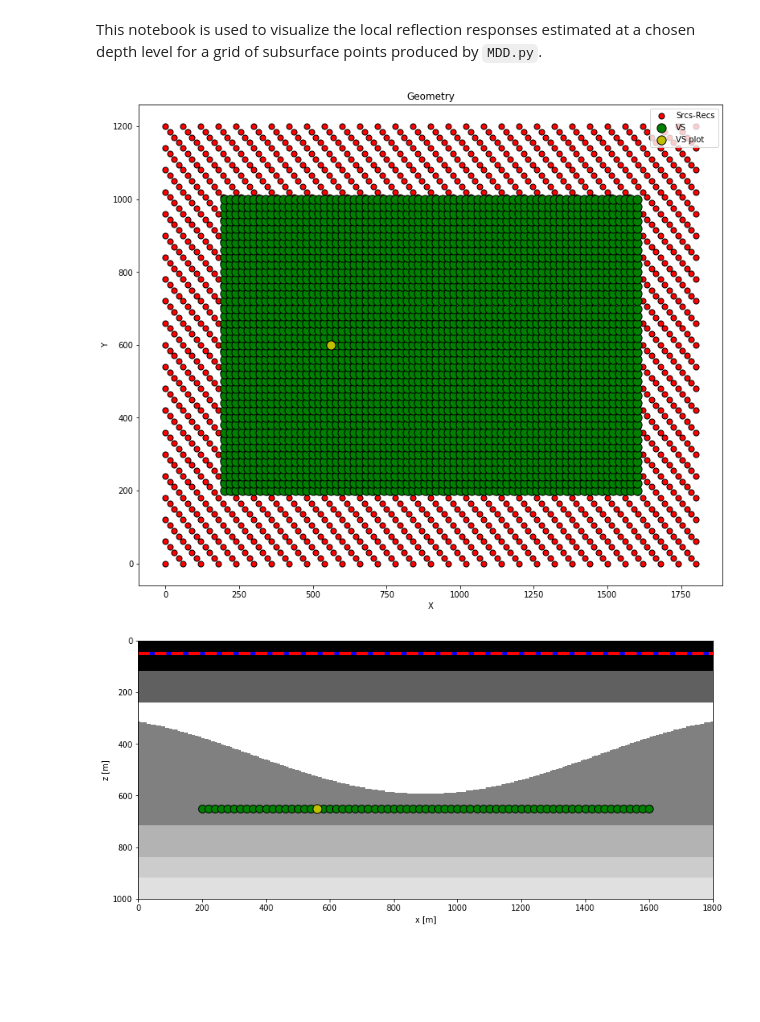
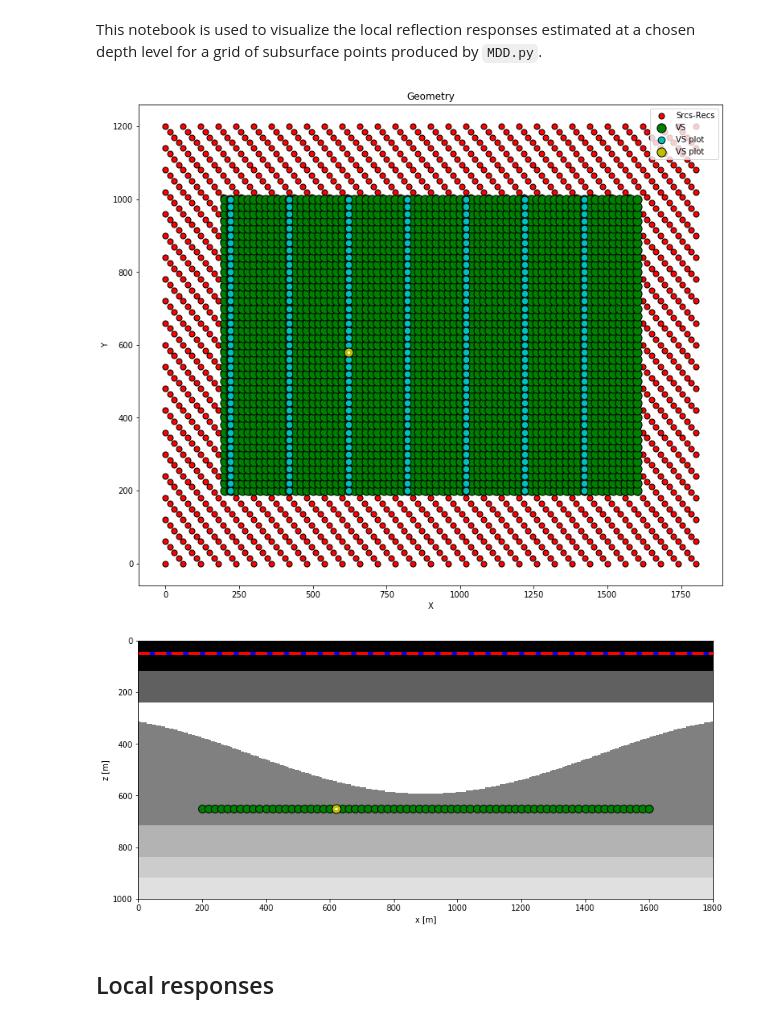
Before and after one commit to DIG-Kaust/MDC-HPC, a Jupyter notebook: MDD3D_visualization.ipynb, the cells around one changed output. Cells and saved outputs as stored; diff of their text form; code cells hidden in the pictures; blank space fills up the shorter version.

```diff
--- a/MDD3D_visualization.ipynb
+++ b/MDD3D_visualization.ipynb
@@ -46,7 +46,8 @@ nvsy = 41
 dvsy = 20
 ovsy = 200
 
-ivsplot = 758
+ivsplot = 21*41+19 # 21*41+19 same as vs
+itmax = 250
 # %%
 inputfile_aux = os.environ["STORE_PATH"] + '3DMarchenko_auxiliary_2.npz'
 
@@ -64,42 +65,50 @@ ns = s.shape[1]
 ds = s[0,1]-s[0,0]
 
 # Virtual points
+vs = inputdata_aux['vs']
 vsy = np.arange(nvsy) * dvsy + ovsy
 vsx = np.arange(nvsx) * dvsx + ovsx
 VSX, VSY = np.meshgrid(vsx, vsy, indexing='ij')
 
 # Time axis
-ot, dt, nt = 0, 2.5e-3, 601
+ot, dt, nt = 0, 2.5e-3, itmax #601
 t = np.arange(nt)*dt
+t = t[:itmax]
 
-# Density model
+# Velocity and Density model
+vel = 2400.
 rho = inputdata_aux['rho']
 z, x, y = inputdata_aux['z'], inputdata_aux['x'], inputdata_aux['y']
 
 # Display geometry
 fig, ax = plt.subplots(1, 1, sharey=True, figsize=(13, 11))
 ax.scatter(r[0], r[1], marker='.', s=200, c='r', edgecolors='k', label='Srcs-Recs')
 ax.scatter(VSX.ravel(), VSY.ravel(), marker='.', s=500, c='g', edgecolors='k', label='VS')
+ax.scatter(VSX[1::10], VSY[1::10], marker='.', s=300, c='c', edgecolors='k', label='VS plot')
 ax.scatter(VSX.ravel()[ivsplot:ivsplot+1], VSY.ravel()[ivsplot:ivsplot+1], marker='.', s=500,
            c='y', edgecolors='k', label='VS plot')
+ax.scatter(vs[0], vs[1], marker='.', s=20, c='w')
 ax.set_xlabel('X')
 ax.set_ylabel('Y')
 ax.set_title('Geometry')
 plt.legend()
 plt.show()
 
 fig, ax1 = plt.subplots(1, 1, figsize=(13, 6))
 ax1.imshow(rho[np.argmin(np.abs(y-VSY.ravel()[ivsplot]))].T, cmap='gray', vmin=1000, vmax=5000,
            extent = (x[0], x[-1], z[-1], z[0]))
 ax1.axhline(r[2, 0], color='b', lw=4)
 ax1.axhline(s[2, 0], color='r', linestyle='--', lw=4)
 ax1.scatter(vsx, vsz * np.ones(nvsx), marker='.', s=400, c='g', edgecolors='k')
 ax1.scatter(VSX.ravel()[ivsplot], vsz * np.ones(1), marker='.', s=500, c='y', edgecolors='k')
+ax1.scatter(vs[0], vs[2], marker='.', s=20, c='w')
 ax1.axis('tight')
 ax1.set_xlabel('x [m]')
 ax1.set_ylabel('z [m]')
 ax1.set_xlim(x[0], x[-1]);
 # %% [output]
-[figure, old version]
+[figure, new version]
-[figure, old version]
+[figure, new version]
+# %% [markdown]
+## Local responses
 # %%
```
Also changed, not shown: parts of 8 cells of this notebook, 8 other files.
